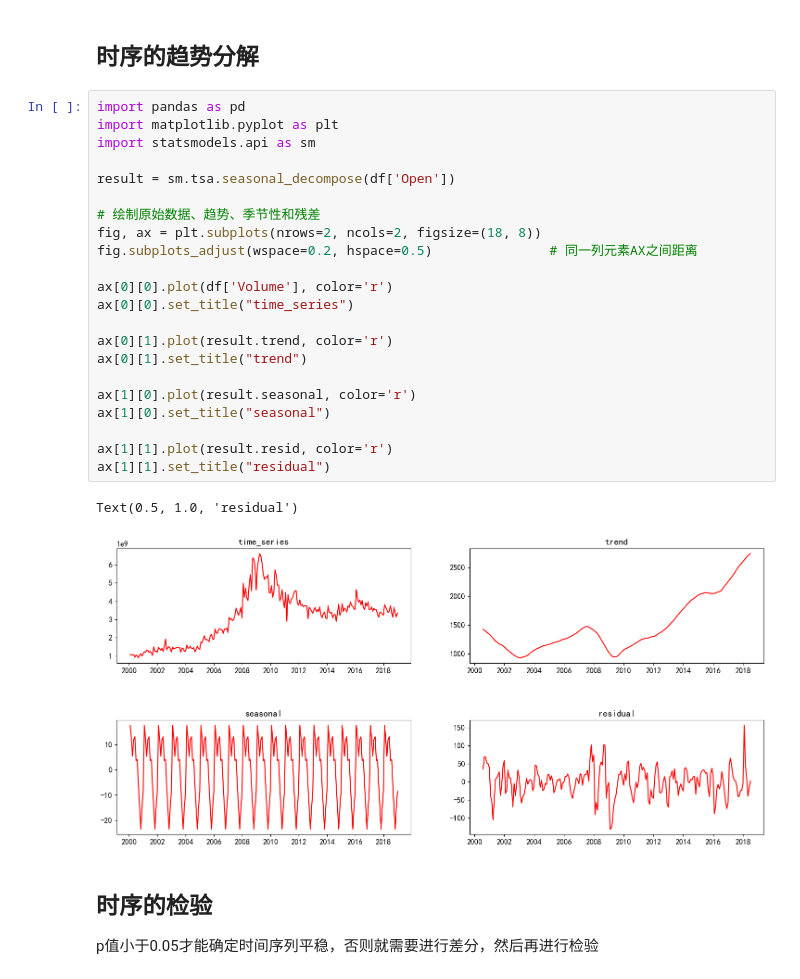
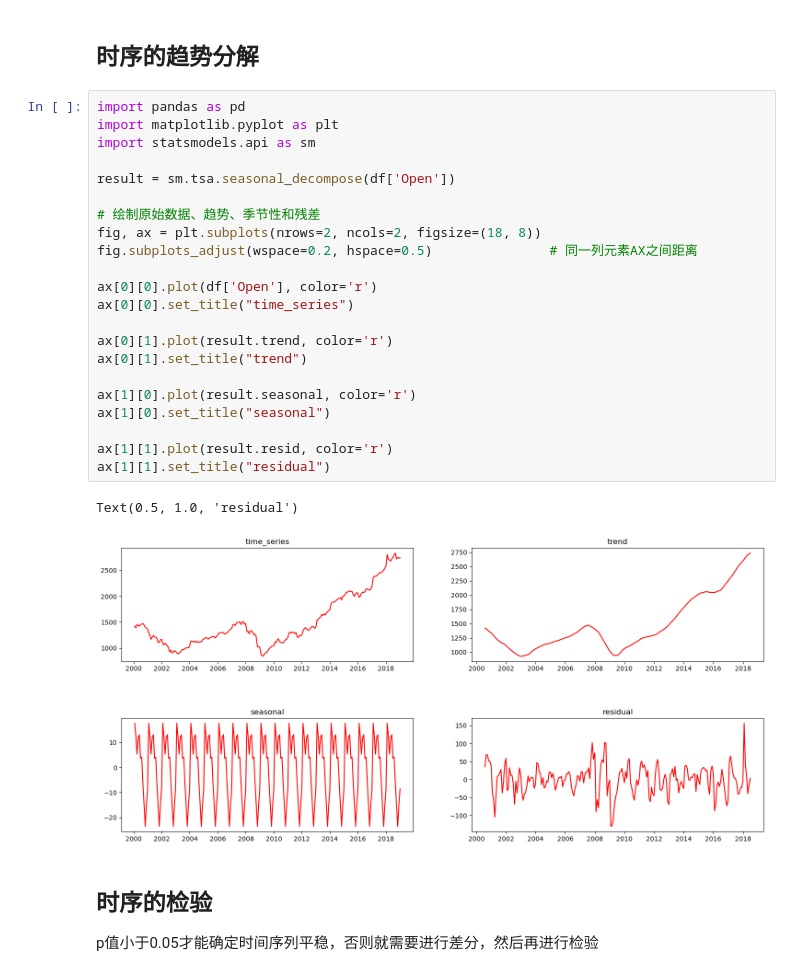
Before and after one commit to XingA02/Model_with_Python, a Jupyter notebook: 描述_5_时间序列分析.ipynb, the cells around one changed output. Drawn from its saved outputs; the diff is of its cells as text.

```diff
--- a/描述_5_时间序列分析.ipynb
+++ b/描述_5_时间序列分析.ipynb
@@ -42,28 +42,28 @@ df.head()
 # %%
 import pandas as pd
 import matplotlib.pyplot as plt
 import statsmodels.api as sm
 
 result = sm.tsa.seasonal_decompose(df['Open'])
 
 # 绘制原始数据、趋势、季节性和残差
 fig, ax = plt.subplots(nrows=2, ncols=2, figsize=(18, 8))
 fig.subplots_adjust(wspace=0.2, hspace=0.5)               # 同一列元素AX之间距离
 
-ax[0][0].plot(df['Volume'], color='r')
+ax[0][0].plot(df['Open'], color='r')
 ax[0][0].set_title("time_series")
 
 ax[0][1].plot(result.trend, color='r')
 ax[0][1].set_title("trend")
 
 ax[1][0].plot(result.seasonal, color='r')
 ax[1][0].set_title("seasonal")
 
 ax[1][1].plot(result.resid, color='r')
 ax[1][1].set_title("residual")
 # %% [output]
 Text(0.5, 1.0, 'residual')
-[figure, old version]
+[figure, new version]
 # %% [markdown]
 ## 时序的检验
 
```
Also changed, not shown: parts of 3 cells of this notebook.
